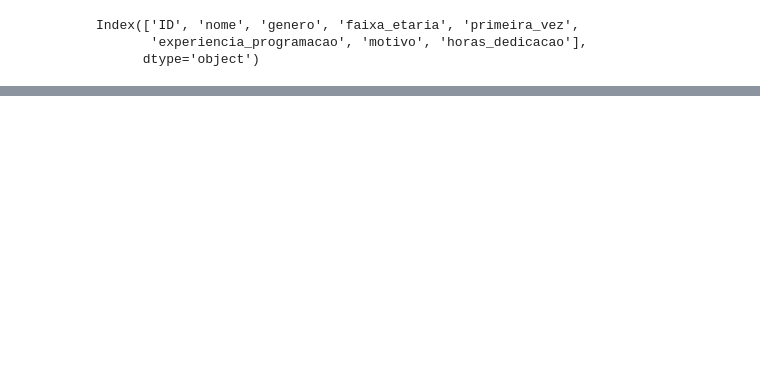
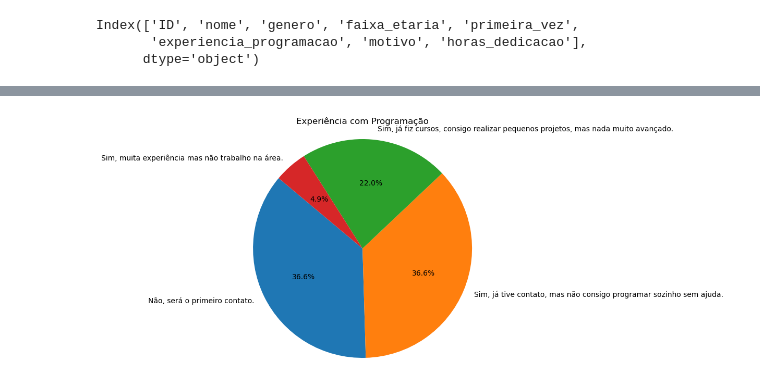
Before and after one commit to WilkerLuz/Produto-Educacional-, a Jupyter notebook: perfil_alunos_PE.ipynb, the cells around one changed output, grey strips where cells are left out. Cells and saved outputs as stored; diff of their text form; code cells hidden in the pictures; blank space fills up the shorter version.

```diff
--- a/perfil_alunos_PE.ipynb
+++ b/perfil_alunos_PE.ipynb
@@ -61,9 +73,13 @@ fig_genero
 # %%
-sabe_programar = df_perfil_alunos['experiencia_programacao'].value_counts().reset_index()
-sabe_programar.columns = ['experiencia_programacao', 'Número de Alunos']
+# Extraia os dados
+sabe_programar = df_perfil_alunos['experiencia_programacao'].value_counts()
 
-fig_sabe_programar = px.pie(sabe_programar, names='experiencia_programacao', values='Número de Alunos',
-             title='Experiência com Programação')
+# Configurações do gráfico
+plt.figure(figsize=(8, 6))
+plt.pie(sabe_programar, labels=sabe_programar.index, autopct='%1.1f%%', startangle=140)
+plt.title('Experiência com Programação')
+plt.axis('equal')  # Assegura que o gráfico é desenhado como um círculo
 
-fig_sabe_programar
+# Mostra o gráfico
+plt.show()
 # %% [output]
@@ -71 +86,2 @@ fig_sabe_programar
+[figure, added]
 # %%
```
Also changed, not shown: parts of 8 cells of this notebook.
